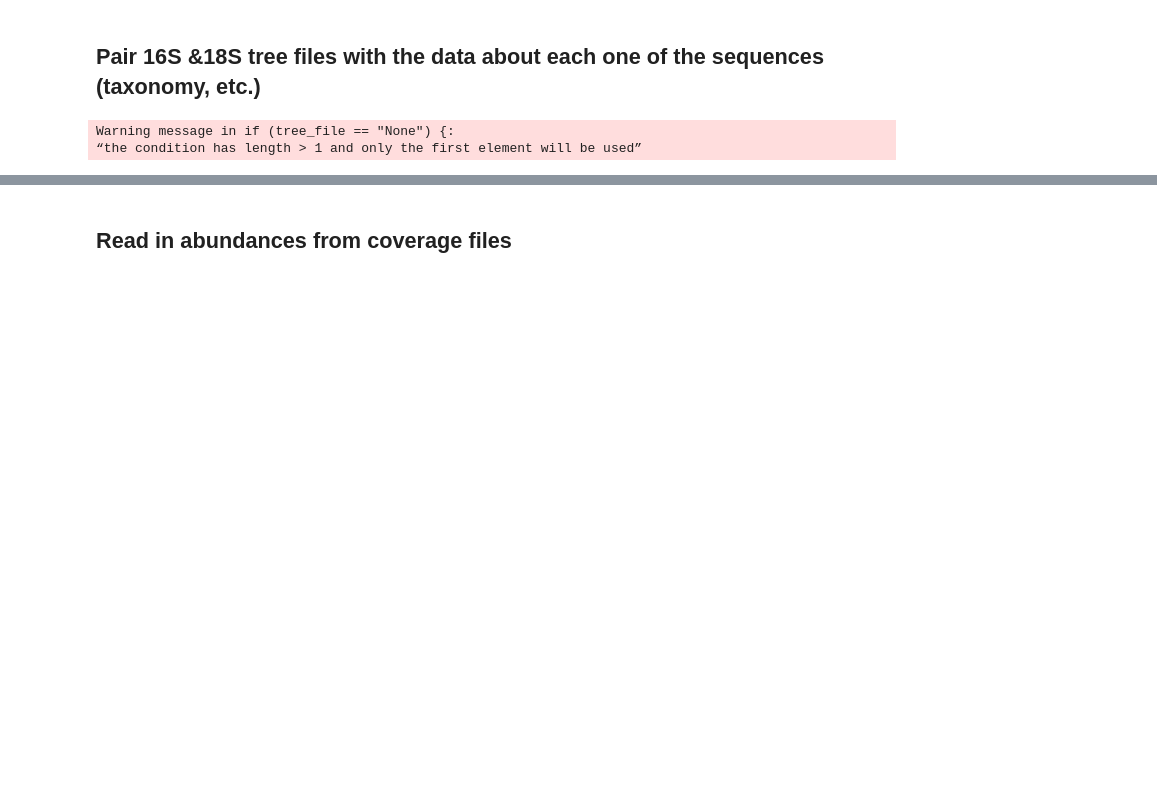
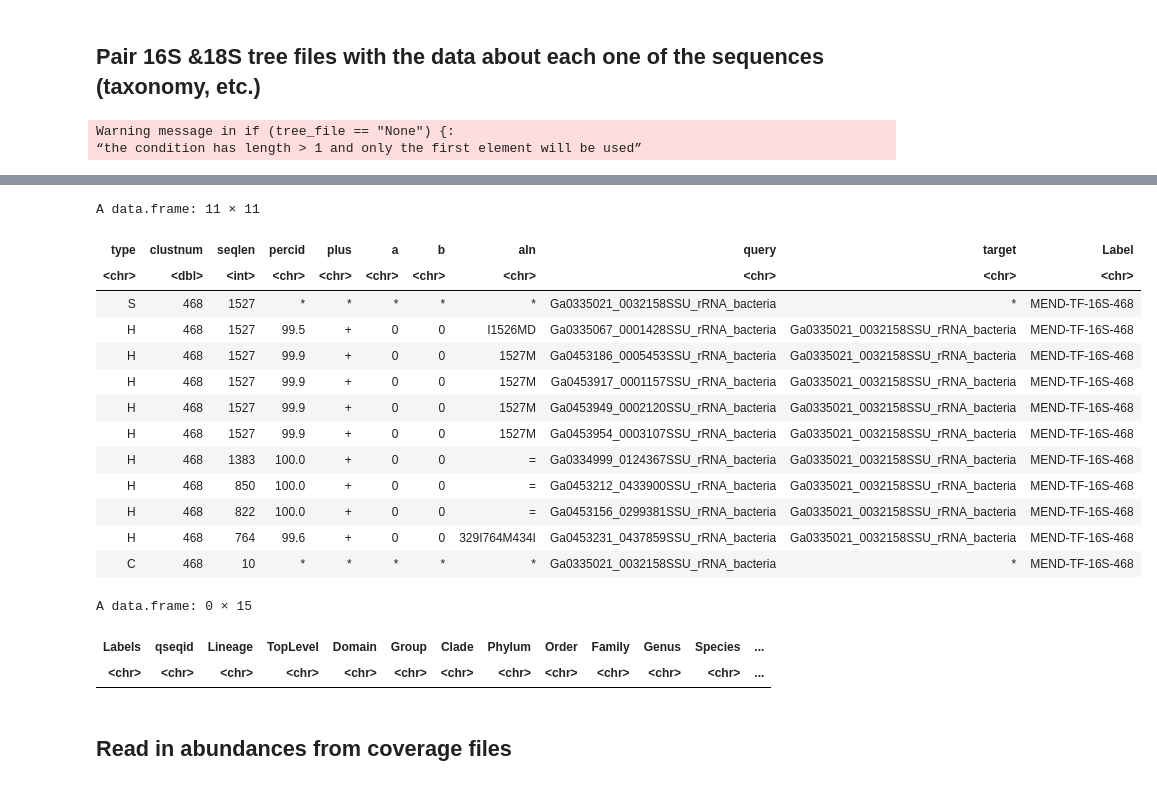
Before and after one commit to akrinos/2023-Krinos-Mendota18S, a Jupyter notebook: code/Jupyter Notebooks/process-abundance-data.ipynb, the cells around one changed output, grey strips where cells are left out. Cells and saved outputs as stored; diff of their text form; code cells hidden in the pictures; blank space fills up the shorter version.

Commit message:
Updating notebooks and tables

```diff
--- a/code/Jupyter Notebooks/process-abundance-data.ipynb
+++ b/code/Jupyter Notebooks/process-abundance-data.ipynb
@@ -208,3 +269,26 @@ data_tree_bact = final_data_tree_euk("2021-12-19_bacteria",model_in="RF00177",cl
+# %%
+cluster_all %>% dplyr::filter(Label == "MEND-TF-16S-468")
+# %% [output]
+A data.frame: 11 × 11
+| type | clustnum | seqlen | percid | plus | a | b | aln | query | target | Label |
+| <chr> | <dbl> | <int> | <chr> | <chr> | <chr> | <chr> | <chr> | <chr> | <chr> | <chr> |
+| S | 468 | 1527 | * | * | * | * | * | Ga0335021_0032158SSU_rRNA_bacteria | * | MEND-TF-16S-468 |
+| H | 468 | 1527 | 99.5 | + | 0 | 0 | I1526MD | Ga0335067_0001428SSU_rRNA_bacteria | Ga0335021_0032158SSU_rRNA_bacteria | MEND-TF-16S-468 |
+| H | 468 | 1527 | 99.9 | + | 0 | 0 | 1527M | Ga0453186_0005453SSU_rRNA_bacteria | Ga0335021_0032158SSU_rRNA_bacteria | MEND-TF-16S-468 |
+| H | 468 | 1527 | 99.9 | + | 0 | 0 | 1527M | Ga0453917_0001157SSU_rRNA_bacteria | Ga0335021_0032158SSU_rRNA_bacteria | MEND-TF-16S-468 |
+| H | 468 | 1527 | 99.9 | + | 0 | 0 | 1527M | Ga0453949_0002120SSU_rRNA_bacteria | Ga0335021_0032158SSU_rRNA_bacteria | MEND-TF-16S-468 |
+| H | 468 | 1527 | 99.9 | + | 0 | 0 | 1527M | Ga0453954_0003107SSU_rRNA_bacteria | Ga0335021_0032158SSU_rRNA_bacteria | MEND-TF-16S-468 |
+| H | 468 | 1383 | 100.0 | + | 0 | 0 | = | Ga0334999_0124367SSU_rRNA_bacteria | Ga0335021_0032158SSU_rRNA_bacteria | MEND-TF-16S-468 |
+| H | 468 | 850 | 100.0 | + | 0 | 0 | = | Ga0453212_0433900SSU_rRNA_bacteria | Ga0335021_0032158SSU_rRNA_bacteria | MEND-TF-16S-468 |
+| H | 468 | 822 | 100.0 | + | 0 | 0 | = | Ga0453156_0299381SSU_rRNA_bacteria | Ga0335021_0032158SSU_rRNA_bacteria | MEND-TF-16S-468 |
+| H | 468 | 764 | 99.6 | + | 0 | 0 | 329I764M434I | Ga0453231_0437859SSU_rRNA_bacteria | Ga0335021_0032158SSU_rRNA_bacteria | MEND-TF-16S-468 |
+| C | 468 | 10 | * | * | * | * | * | Ga0335021_0032158SSU_rRNA_bacteria | * | MEND-TF-16S-468 |
+# %%
+tree_dict_bact %>% dplyr::filter(qseqid == "Ga0335021_0032158SSU_rRNA_bacteria")
+# %% [output]
+A data.frame: 0 × 15
+| Labels | qseqid | Lineage | TopLevel | Domain | Group | Clade | Phylum | Order | Family | Genus | Species | ... |
+| <chr> | <chr> | <chr> | <chr> | <chr> | <chr> | <chr> | <chr> | <chr> | <chr> | <chr> | <chr> | ... |
 # %% [markdown]
 ## Read in abundances from coverage files
 # %%
```
Also changed, not shown: parts of 20 cells of this notebook, 11 other files.
